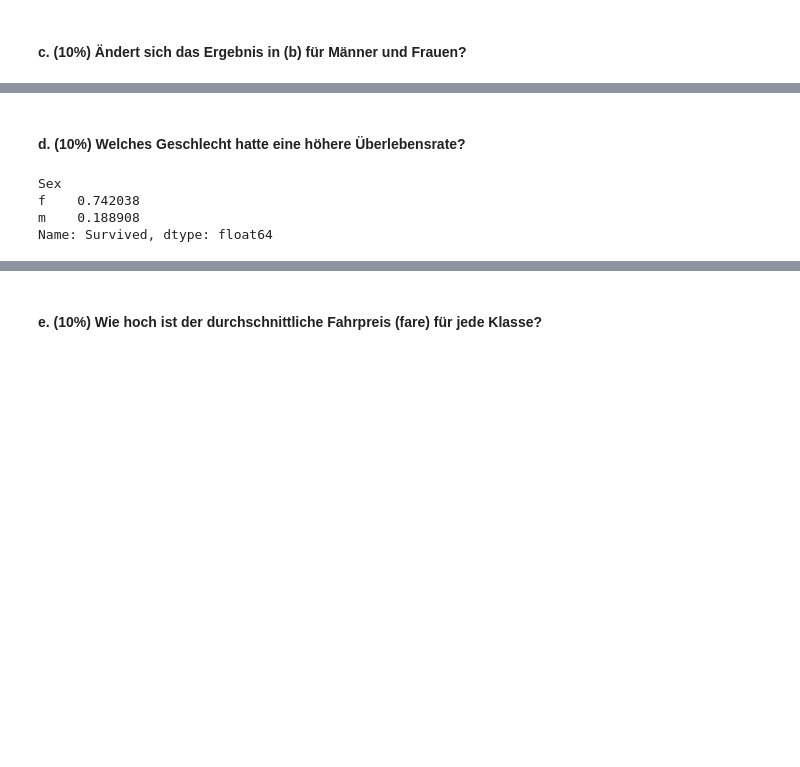
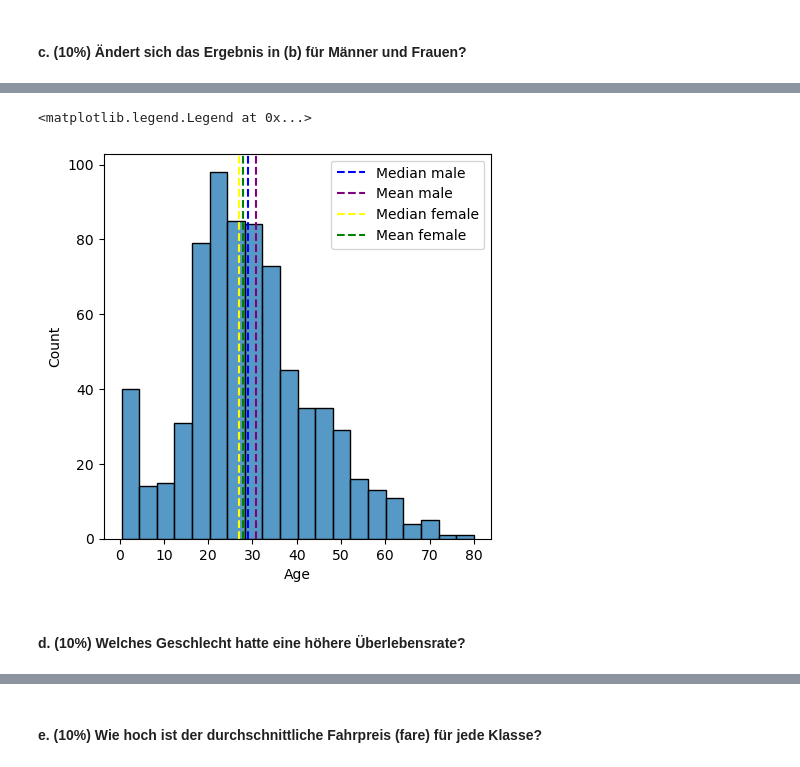
Before and after one commit to olehae/DS1, a Jupyter notebook: Hausaufgabe04.ipynb, the cells around one changed output, grey strips where cells are left out. Cells and saved outputs as stored; diff of their text form; code cells hidden in the pictures; blank space fills up the shorter version.

```diff
--- a/Hausaufgabe04.ipynb
+++ b/Hausaufgabe04.ipynb
@@ -214,9 +221,13 @@ titanic.groupby(['Sex'])['Age'].describe()
+# %%
+fig, ax = plt.subplots(figsize=(5, 5))
+g = sns.histplot(data=titanic, x="Age", ax=ax)
+g.axvline(median_m, color='blue', linestyle='--', label='Median male')
+g.axvline(mean_m, color='purple', linestyle='--', label='Mean male')
+g.axvline(median_f, color='yellow', linestyle='--', label='Median female')
+g.axvline(mean_f, color='green', linestyle='--', label='Mean female')
+g.legend()
+# %% [output]
+<matplotlib.legend.Legend at 0x...>
+[figure, added]
 # %% [markdown]
 #### d. (10%) Welches Geschlecht hatte eine höhere Überlebensrate?
-# %%
-titanic.groupby(['Sex'])['Survived'].mean()
-# %% [output]
-Sex
-f    0.742038
-m    0.188908
-Name: Survived, dtype: float64
```
Also changed, not shown: parts of 6 cells of this notebook, 2 other files.
